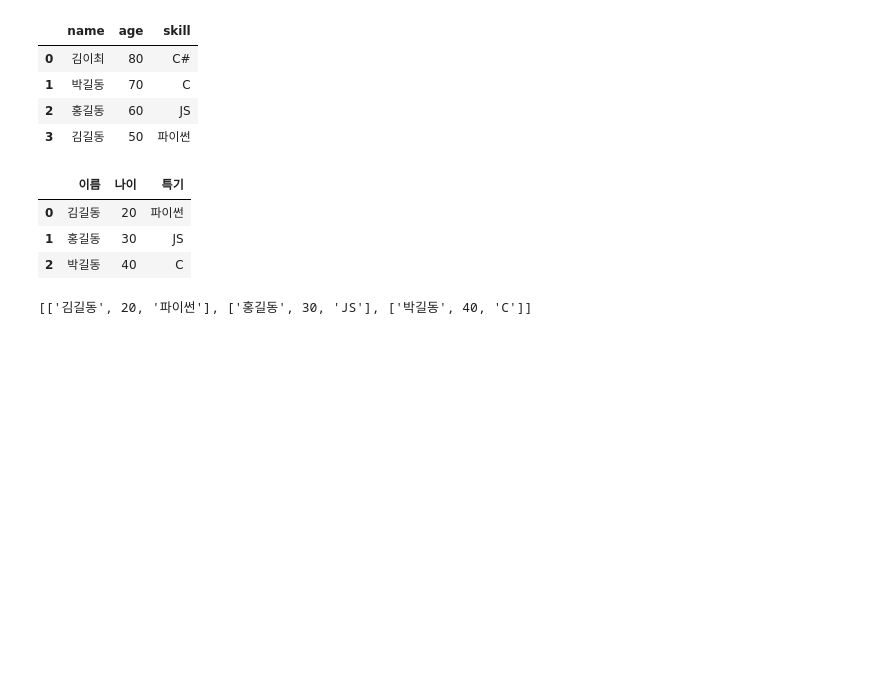
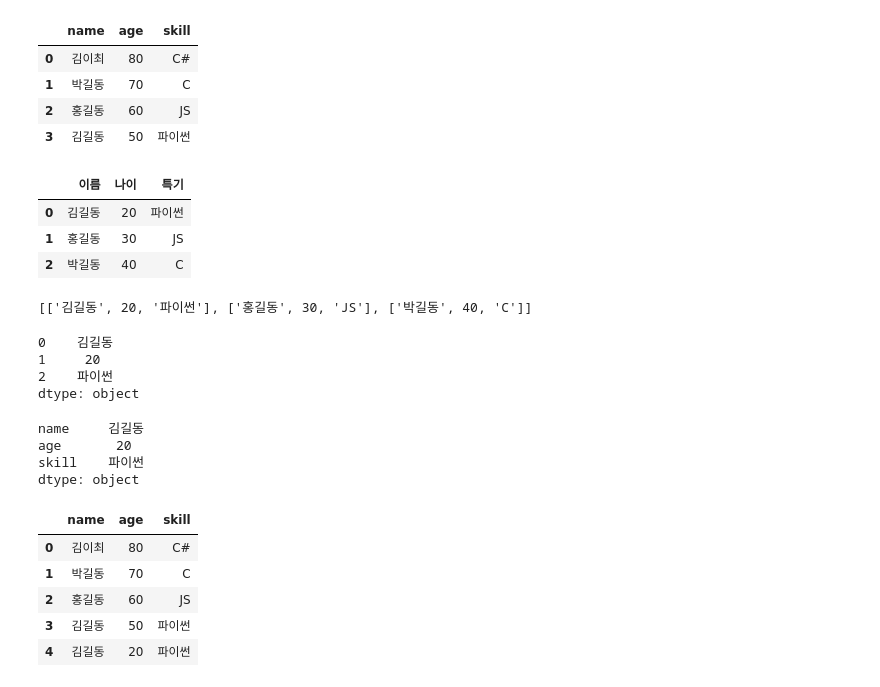
Before and after one commit to kiyong21c/pandas_class, a Jupyter notebook: pandas_test.ipynb, the cells around one changed output. Saved outputs shown, nothing was run; the diff lists cells and outputs as text; code cells hidden in the pictures; blank space fills up the shorter version.

```diff
--- a/pandas_test.ipynb
+++ b/pandas_test.ipynb
@@ -196,8 +198,32 @@ df1
 | 0 | 김길동 | 20 | 파이썬 |
 | 1 | 홍길동 | 30 | JS |
 | 2 | 박길동 | 40 | C |
+# %%
+df1.to_numpy().tolist()
+# %% [output]
+[['김길동', 20, '파이썬'], ['홍길동', 30, 'JS'], ['박길동', 40, 'C']]
 # %%
-
-df1.to_numpy().tolist()
+pd.Series(df1.to_numpy().tolist()[0])
 # %% [output]
-[['김길동', 20, '파이썬'], ['홍길동', 30, 'JS'], ['박길동', 40, 'C']]
+0    김길동
+1     20
+2    파이썬
+dtype: object
+# %%
+pd.Series(df1.to_numpy().tolist()[0], index=df.columns)
+# %% [output]
+name     김길동
+age       20
+skill    파이썬
+dtype: object
+# %%
+a = pd.Series(df1.to_numpy().tolist()[0], index=df.columns)
+df.append(a, ignore_index=True) # 행단위로 append() 하려면 pd.Series([], index=) 형태여야하고, Series의 index도 df의 columns와 맞춰야한다
+# 행으로 사용될 Series의 index는 DataFrame의 columns가 됨
+# %% [output]
+|  | name | age | skill |
+| 0 | 김이최 | 80 | C# |
+| 1 | 박길동 | 70 | C |
+| 2 | 홍길동 | 60 | JS |
+| 3 | 김길동 | 50 | 파이썬 |
+| 4 | 김길동 | 20 | 파이썬 |
```
Also changed, not shown: parts of 2 cells of this notebook.
